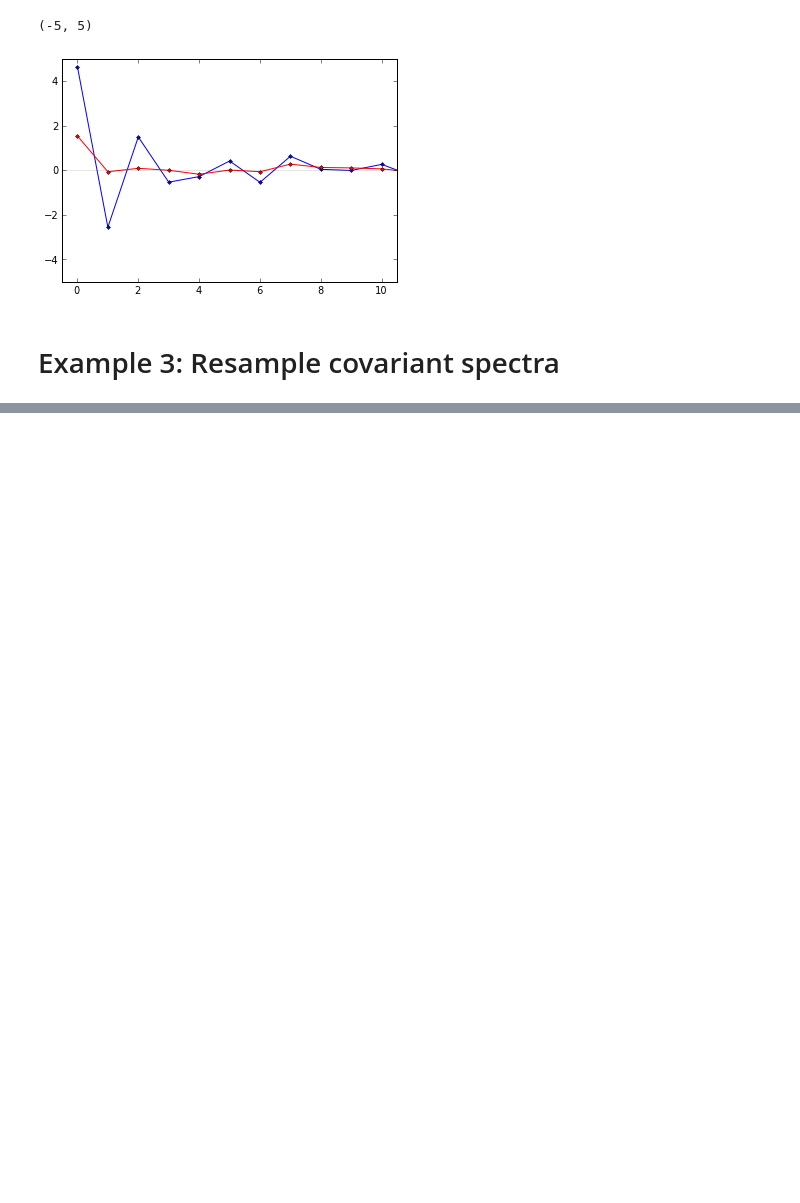
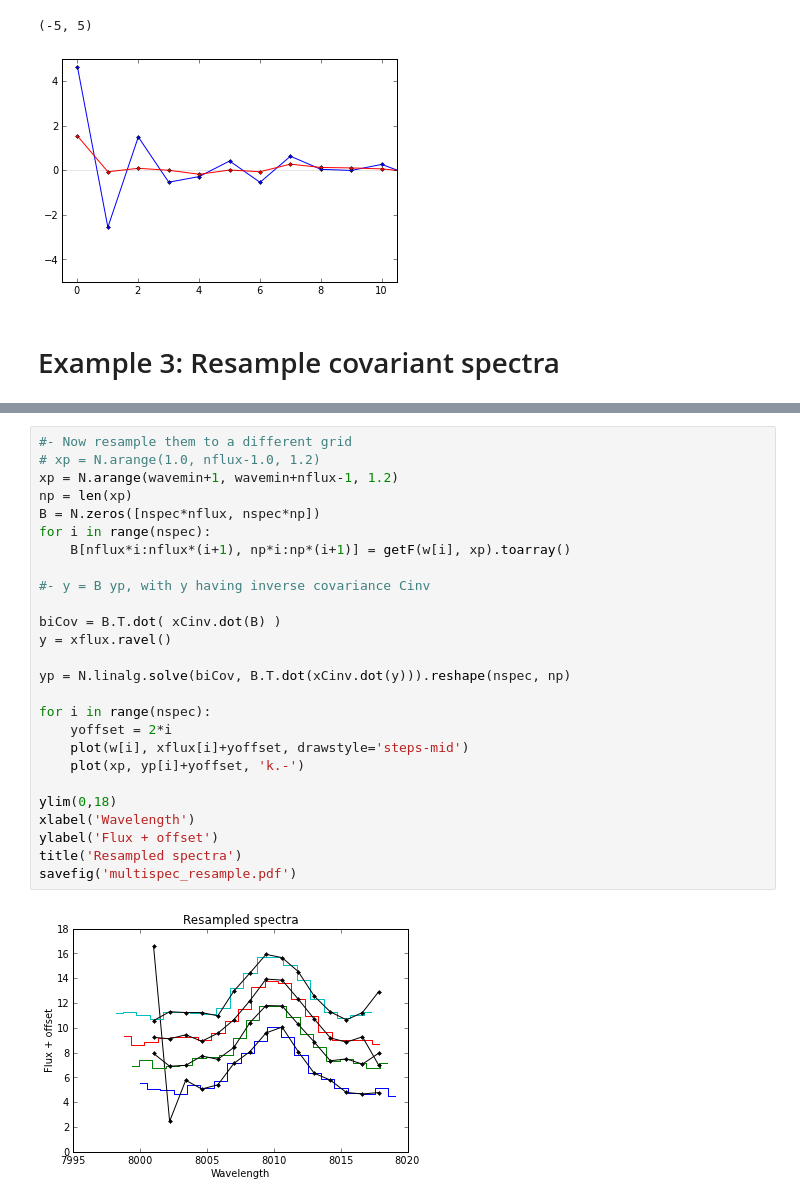
Before and after one commit to sbailey/resample-spectra, a Jupyter notebook: py/TestResample.ipynb, the cells around one changed output, grey strips where cells are left out. Saved outputs shown, nothing was run; the diff lists cells and outputs as text; blank space fills up the shorter version.

```diff
--- a/py/TestResample.ipynb
+++ b/py/TestResample.ipynb
@@ -334,0 +367,28 @@ subplot(122); imshow(C)
+# %%
+#- Now resample them to a different grid
+# xp = N.arange(1.0, nflux-1.0, 1.2)
+xp = N.arange(wavemin+1, wavemin+nflux-1, 1.2)
+np = len(xp)
+B = N.zeros([nspec*nflux, nspec*np])
+for i in range(nspec):
+    B[nflux*i:nflux*(i+1), np*i:np*(i+1)] = getF(w[i], xp).toarray()
+
+#- y = B yp, with y having inverse covariance Cinv
+
+biCov = B.T.dot( xCinv.dot(B) )
+y = xflux.ravel()
+
+yp = N.linalg.solve(biCov, B.T.dot(xCinv.dot(y))).reshape(nspec, np)
+
+for i in range(nspec):
+    yoffset = 2*i
+    plot(w[i], xflux[i]+yoffset, drawstyle='steps-mid')
+    plot(xp, yp[i]+yoffset, 'k.-')
+
+ylim(0,18)
+xlabel('Wavelength')
+ylabel('Flux + offset')
+title('Resampled spectra')
+savefig('multispec_resample.pdf')
+# %% [output]
+[figure, added]
```
Also changed, not shown: parts of 9 cells of this notebook, 1 other file.
